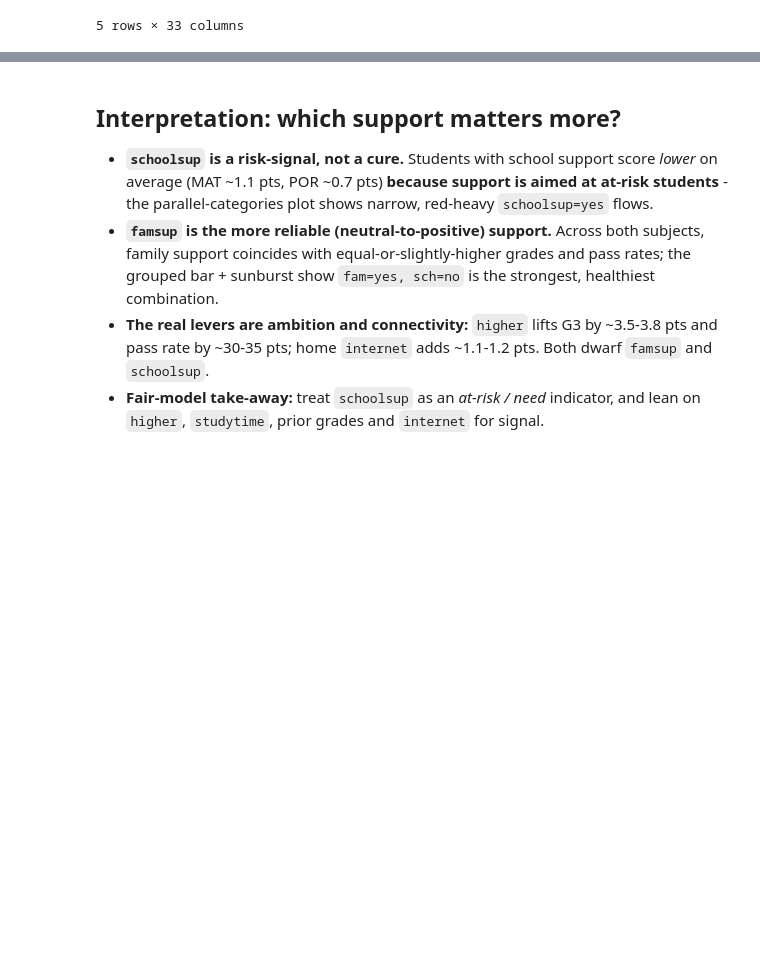
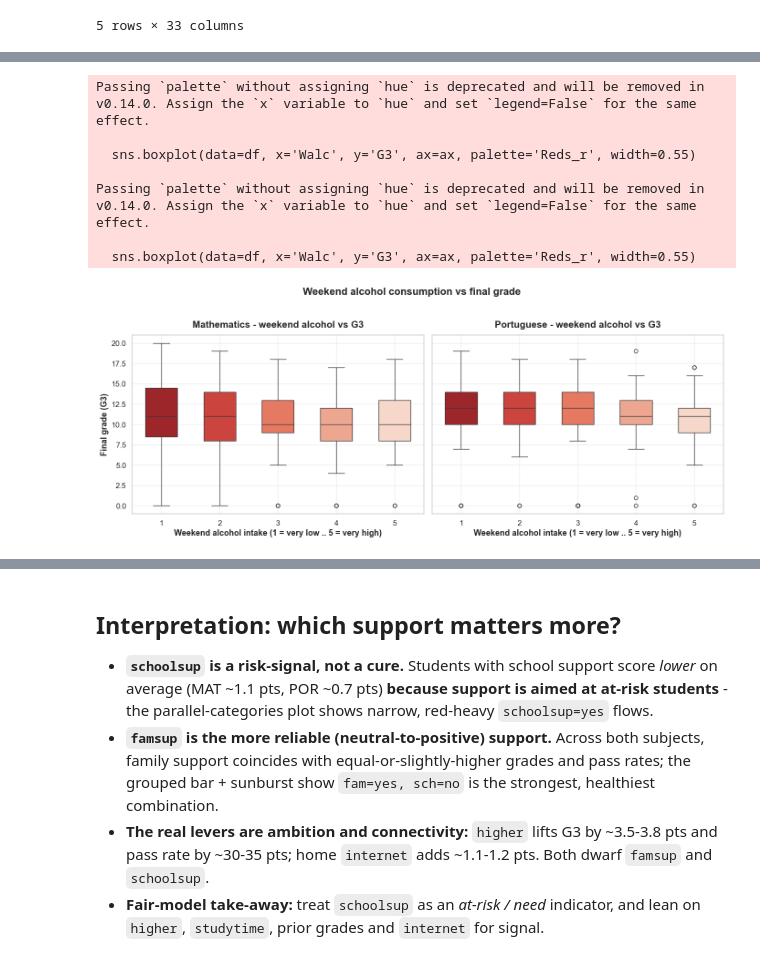
Before and after one commit to devmahbe/Fairness-Aware-and-Explainable-Machine-Learning-for-Student-Academic-Performance-Prediction, a Jupyter notebook: student_eda.ipynb, the cells around one changed output, grey strips where cells are left out. Cells and saved outputs as stored; diff of their text form; code cells hidden in the pictures; blank space fills up the shorter version.

```diff
--- a/student_eda.ipynb
+++ b/student_eda.ipynb
@@ -806,0 +154,18 @@ fig.show()
+# %%
+fig, axes = plt.subplots(1, 2, figsize=(14, 5.5), sharey=True)
+for ax, df, title in zip(axes, (mat_df, por_df), ('Mathematics', 'Portuguese')):
+    sns.boxplot(data=df, x='Walc', y='G3', ax=ax, palette='Reds_r', width=0.55)
+    style_ax(ax, 'Weekend alcohol intake (1 = very low .. 5 = very high)',
+             'Final grade (G3)', f'{title} - weekend alcohol vs G3')
+fig.suptitle('Weekend alcohol consumption vs final grade',
+             fontsize=16, fontweight='bold', y=1.03)
+fig.tight_layout(); plt.show()
+# %% [output]
+Passing `palette` without assigning `hue` is deprecated and will be removed in v0.14.0. Assign the `x` variable to `hue` and set `legend=False` for the same effect.
+
+  sns.boxplot(data=df, x='Walc', y='G3', ax=ax, palette='Reds_r', width=0.55)
+
+Passing `palette` without assigning `hue` is deprecated and will be removed in v0.14.0. Assign the `x` variable to `hue` and set `legend=False` for the same effect.
+
+  sns.boxplot(data=df, x='Walc', y='G3', ax=ax, palette='Reds_r', width=0.55)
+[figure, added]
```
Also changed, not shown: parts of 151 cells of this notebook.
